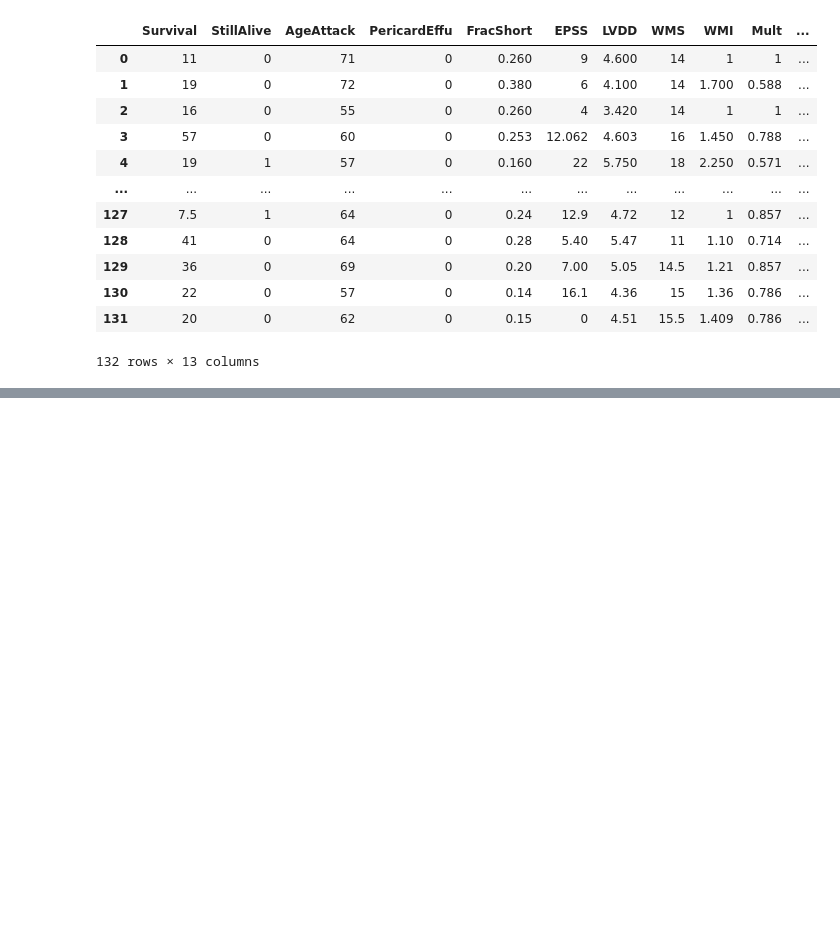
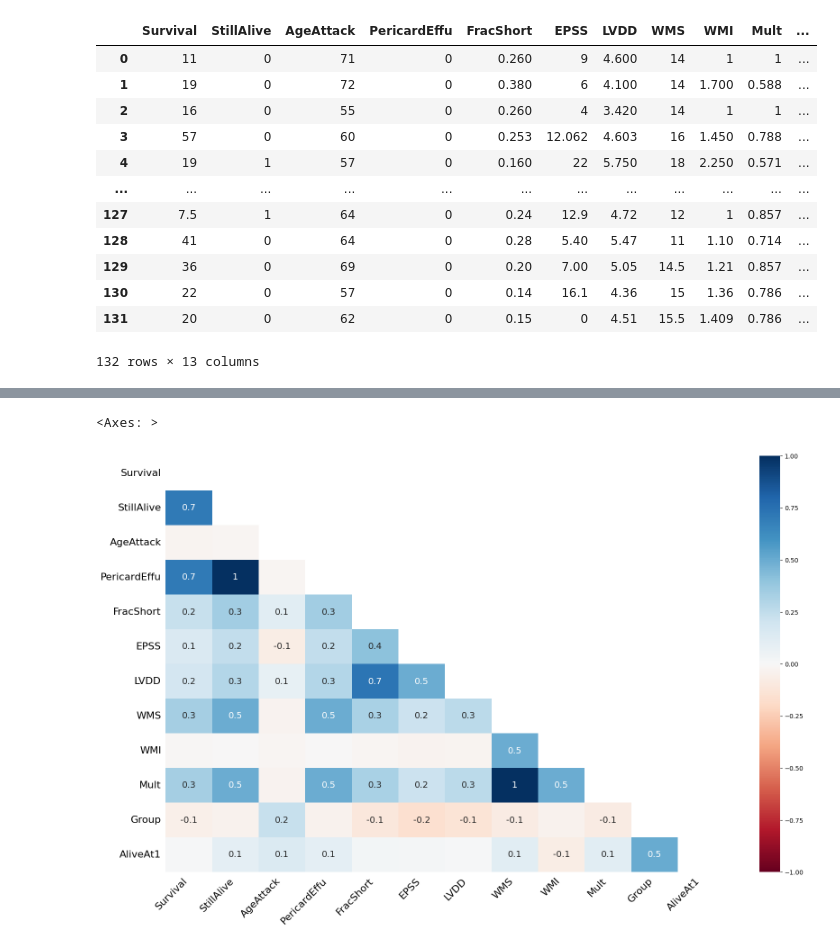
Before and after one commit to IrluiDev/BigData, a Jupyter notebook: Practica1_MineríaDeDatos.ipynb, the cells around one changed output, grey strips where cells are left out. Saved outputs shown, nothing was run; the diff lists cells and outputs as text; code cells hidden in the pictures; blank space fills up the shorter version.

```diff
--- a/Practica1_MineríaDeDatos.ipynb
+++ b/Practica1_MineríaDeDatos.ipynb
@@ -142,0 +229,5 @@ datos
+# %%
+mi.heatmap(datos)
+# %% [output]
+<Axes: >
+[figure, added]
```
Also changed, not shown: parts of 84 cells of this notebook, 1 other file.
